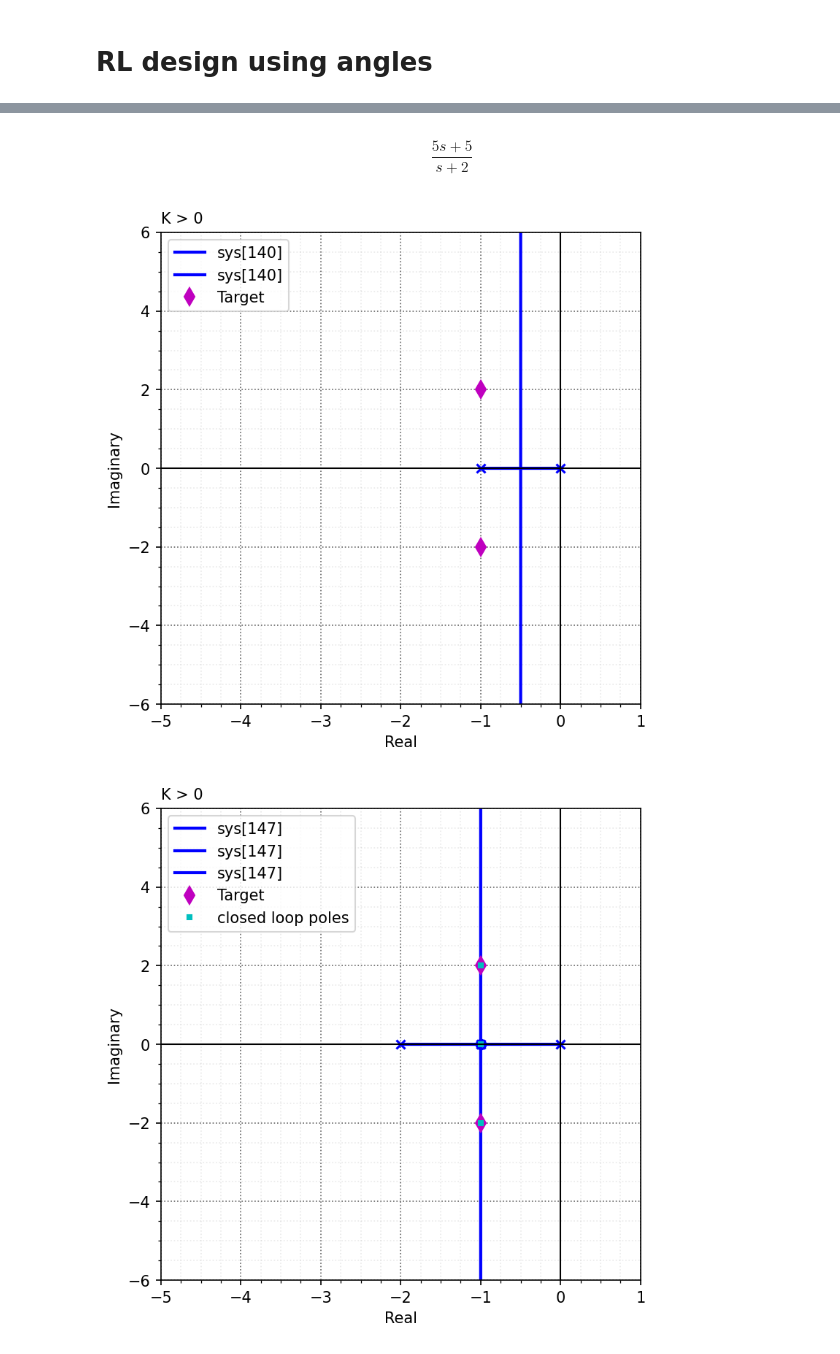
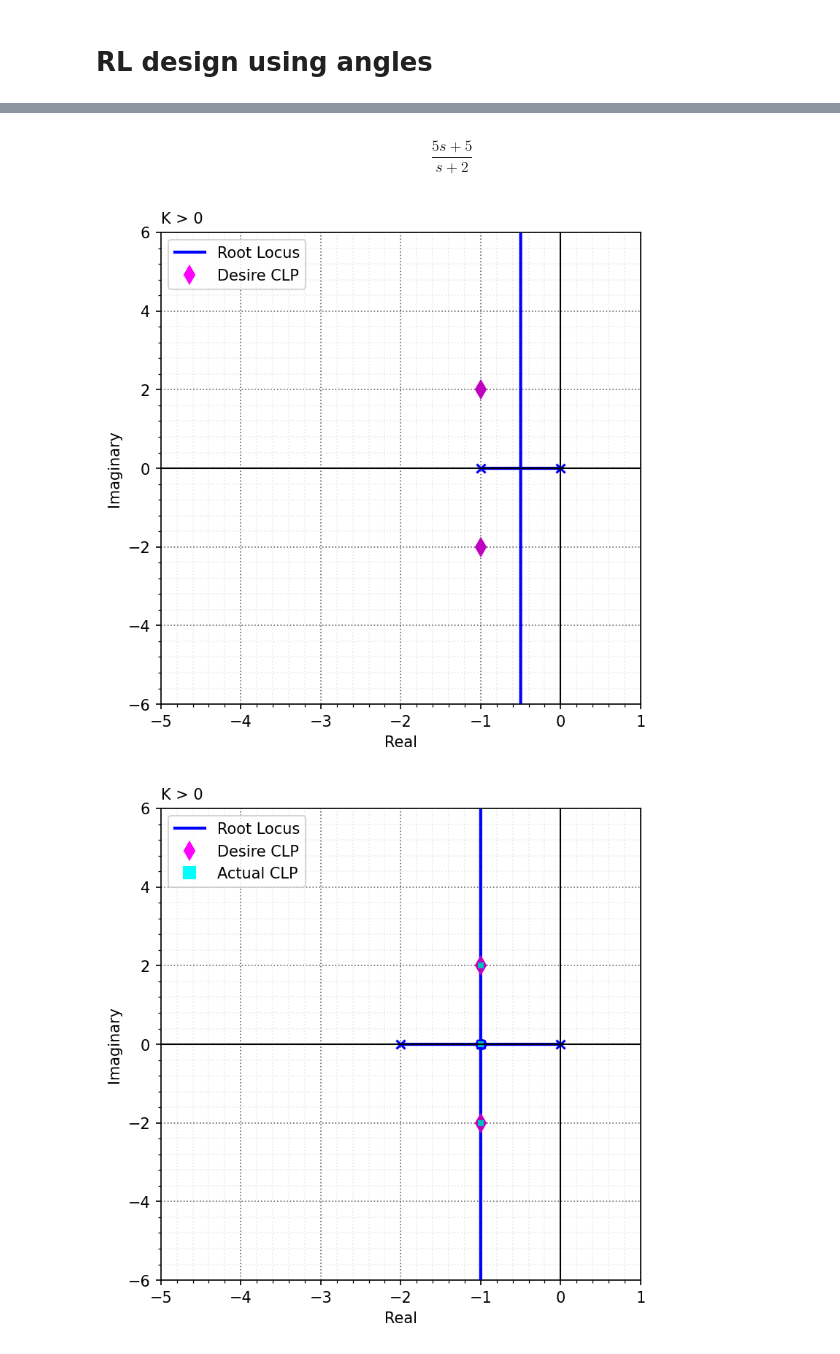
Before and after one commit to mit-acl/16_06_Class, a Jupyter notebook: 16_06_T9_RL_design.ipynb, the cells around one changed output, grey strips where cells are left out. Saved outputs shown, nothing was run; the diff lists cells and outputs as text; code cells hidden in the pictures.

```diff
--- a/16_06_T9_RL_design.ipynb
+++ b/16_06_T9_RL_design.ipynb
@@ -213,40 +281,57 @@ ax.set_xlim((-5,1))
 ax.set_ylim([-6, 6])
 plt.title('K > 0',loc='left')
 nicegrid(ax)
-ax.legend()
+
+# Create custom legend handles
+custom_lines = [
+    Line2D([0], [0], color='blue', lw=2, linestyle='-'),
+    Line2D([0], [0], color='magenta', marker='d', markersize=8, linestyle='None'),
+]
+# Add legend with custom handles
+ax.legend(custom_lines, ['Root Locus', 'Desire CLP' ])
+
 plt.xlabel('Real')
 plt.ylabel('Imaginary')
 plt.savefig("./figs/Ex9_18a.pdf", dpi=600)
 
 fig, ax = plt.subplots(1,figsize=(5, 5),dpi=150,constrained_layout = True)
 rlist, klist = rlocus(L, kvect=Root_Locus_gains(L),color='b',grid=False,ax=ax)
 ax.plot(s_target.real,s_target.imag,'md',label='Target',ms=8)
 ax.plot(s_target.real,-s_target.imag,'md',ms=8)
 ax.plot(scl.real,scl.imag,'cs',ms=3,label='closed loop poles')
 ax.set_xlim((-5,1))
 ax.set_ylim([-6, 6])
 plt.title('K > 0',loc='left')
 nicegrid(ax)
-ax.legend()
+
+# Create custom legend handles
+custom_lines = [
+    Line2D([0], [0], color='blue', lw=2, linestyle='-'),
+    Line2D([0], [0], color='magenta', marker='d', markersize=8, linestyle='None'),
+    Line2D([0], [0], color='cyan', marker='s', markersize=8, linestyle='None'),
+]
+# Add legend with custom handles
+ax.legend(custom_lines, ['Root Locus', 'Desire CLP', 'Actual CLP', ])
+
 plt.xlabel('Real')
 plt.ylabel('Imaginary')
 plt.savefig("./figs/Ex9_18.pdf", dpi=600)
 
 Gc
 # %% [output]
 Closed Loop Poles at: -1.00+2.00j, -1.00-2.00j, -1.00+0.00j
 
 Found breakin/out at K = 0.250
 At possible locations s = -0.500
 
 Found breakin/out at K = 0.200
 At possible locations s = -1.000
 
 Found breakin/out at K = 0.200
 At possible locations s = -1.000
 
 Found breakin/out at K = 0.200
 At possible locations s = -1.000
 $$\frac{5 s + 5}{s + 2}$$
-[figure, old version]
+[figure, new version]
-[figure, old version]
+[figure, new version]
```
Also changed, not shown: parts of 3 cells of this notebook, 2 other files.
